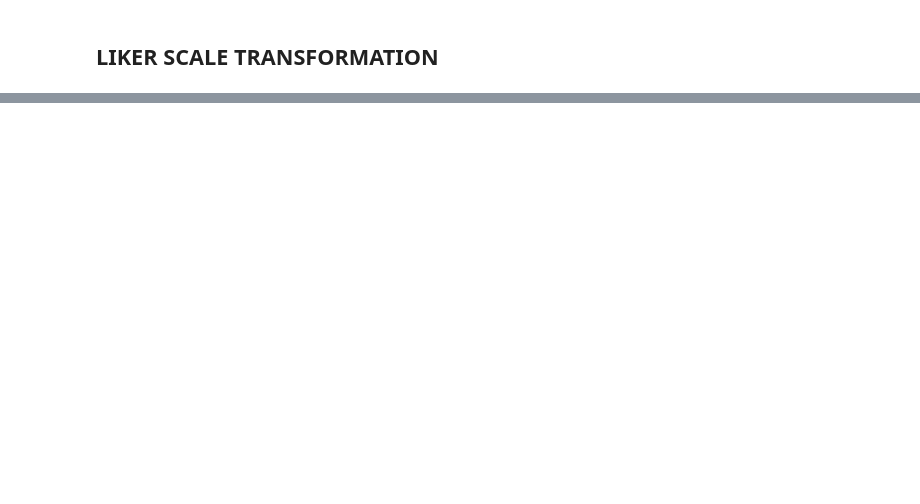
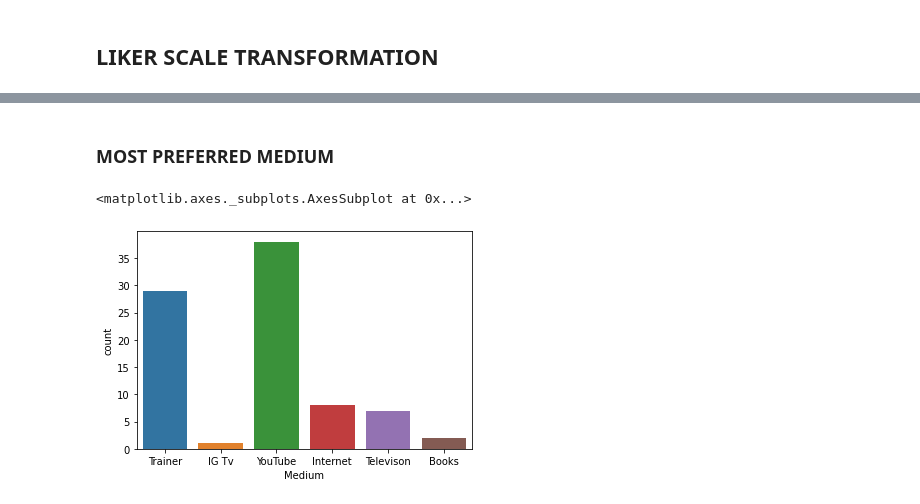
Before and after one commit to AayushVyasKIIT/Data-Analysis---Effects-of-yoga, a Jupyter notebook: DA Assignment.ipynb, the cells around one changed output, grey strips where cells are left out. Cells and saved outputs as stored; diff of their text form; code cells hidden in the pictures; blank space fills up the shorter version.

```diff
--- a/DA Assignment.ipynb
+++ b/DA Assignment.ipynb
@@ -90,6 +98,23 @@ for i,eachPrac in enumerate(pracYears):
     j+=1
 data["PracYears"] = pracYears #this confirms that no response contains yoga practice years greater than their age
                                 #as it is clearly not possible.
+yoga_labels = np.ones(85)
+pracYears = np.array(pracYears)
+for i in range(0,data.shape[0]):
+    if(pracYears[i]>0 and pracYears[i]<=1):
+        yoga_labels[i]=1
+    elif(pracYears[i]>1 and pracYears[i]<=2):
+        yoga_labels[i] = 2
+    elif(pracYears[i]>2 and pracYears[i]<=5):
+        yoga_labels[i] = 3
+    elif(pracYears[i]>5 and pracYears[i]<=10):
+        yoga_labels[i] = 4
+    elif(pracYears[i]>10):
+        yoga_labels[i] = 4
+    else:
+        yoga_labels[i] = 0
+data.insert(0,"yoga",yoga_labels)
+data
 # %% [output]
 [DEBUG]Maximum age: 78
 [DEBUG]Practice Years shouldnot be greater than age: Practicing Years(20.0) > Age(20)
@@ -105,3 +143,4 @@ for each in attributes:
 #categorical vairable labeling
 #yes->1 no->0
 data["OverPhysical"] = data["OverPhysical"].apply(lambda x:1 if x=="Yes" else 0)
+data["Refering"] = data["Refering"].apply(lambda x:1 if x=="Yes" else 0)
@@ -123,0 +164,8 @@ data
+# %% [markdown]
+### MOST PREFERRED MEDIUM
+# %%
+#most preferred medium
+sb.countplot(data["Medium"])
+# %% [output]
+<matplotlib.axes._subplots.AxesSubplot at 0x...>
+[figure, added]
```
Also changed, not shown: parts of 13 cells of this notebook, 3 other files.
